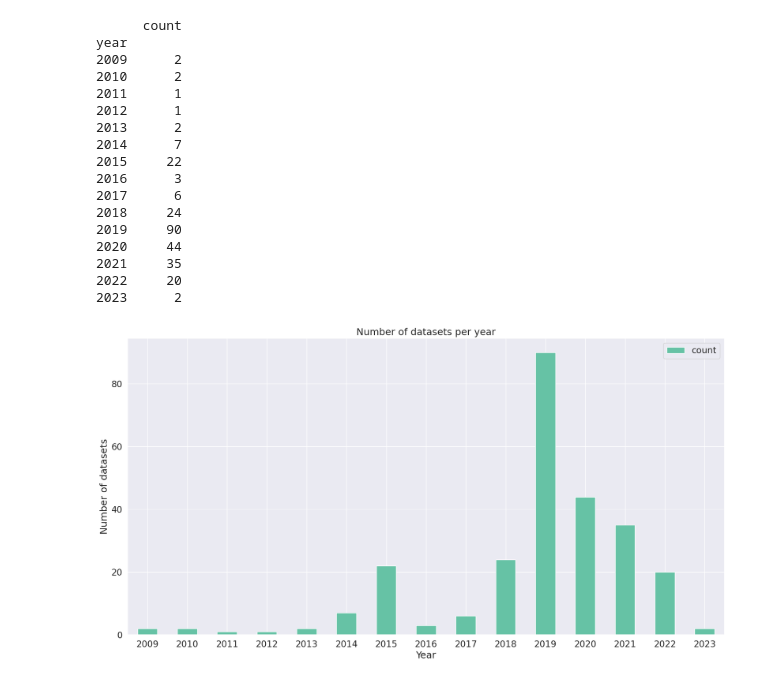
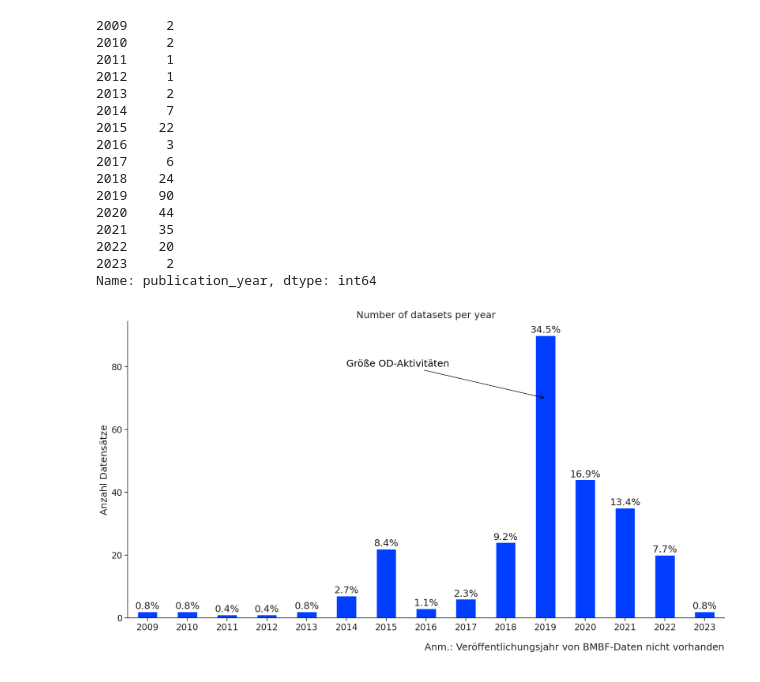
Before and after one commit to DataLab-BMWK/bm-govdata-py, a Jupyter notebook: notebooks/govdata.ipynb, the cells around one changed output. Cells and saved outputs as stored; diff of their text form; code cells hidden in the pictures.

```diff
--- a/notebooks/govdata.ipynb
+++ b/notebooks/govdata.ipynb
@@ -90,6 +319,9 @@ df.loc[df['distribution_link'].str.contains('xlm', case=False), 'file_format'] =
 # Change all values in file_column to 'other' that are longer than 4 characters
 df.loc[df['file_format'].str.len() > 5, 'file_format'] = 'other link'
 
+# Change all values in file_column to 'other' that are "html"
+df.loc[df['file_format'] == 'html', 'file_format'] = 'other link'
+
 # Count number of occurences and change all to 'other' that occur fewer than 5 times
 df['file_format'] = df['file_format'].where(df['file_format'].map(df['file_format'].value_counts()) > 5, 'other link')
 
@@ -117,14 +348,14 @@ Name: file_format, dtype: int64
 import matplotlib.pyplot as plt
 import seaborn as sns
 
-# Set the style
-sns.set_style("whitegrid")
-
 # Set the font scale
 sns.set(font_scale=1.5)
 
+custom_params = {"axes.spines.right": False, "axes.spines.top": False}
+sns.set_theme(style="ticks", rc=custom_params, font_scale=1.5)
+
 # Set the color palette
-sns.set_palette("Set2")
+sns.set_palette("bright")
 
 # Create the plot
 ax = df_file_format.plot(kind='bar', figsize=(20,10), title='Number of datasets per file format')
@@ -152,10 +440,10 @@ df_distinct = df.drop_duplicates(subset=['dataset'])
 df_distinct_year = df_distinct['publication_year'].value_counts()
 
 # Rename the column
-df_distinct_year = df_distinct_year.rename_axis('year').reset_index(name='count')
+#df_distinct_year = df_distinct_year.rename_axis('year').reset_index(name='count')
 
 # Set the index to the year
-df_distinct_year = df_distinct_year.set_index('year')
+#df_distinct_year = df_distinct_year.set_index('year')
 
 # Change year to integer
 df_distinct_year.index = df_distinct_year.index.astype(int)
@@ -169,52 +457,57 @@ df_distinct_year = df_distinct_year.sort_index()
 # Print the result
 print(df_distinct_year)
 # %% [output]
-      count
-year
-2009      2
-2010      2
-2011      1
-2012      1
-2013      2
-2014      7
-2015     22
-2016      3
-2017      6
-2018     24
-2019     90
-2020     44
-2021     35
-2022     20
-2023      2
+2009     2
+2010     2
+2011     1
+2012     1
+2013     2
+2014     7
+2015    22
+2016     3
+2017     6
+2018    24
+2019    90
+2020    44
+2021    35
+2022    20
+2023     2
+Name: publication_year, dtype: int64
 # %%
 # Plot df_distinct_year
 import matplotlib.pyplot as plt
 import seaborn as sns
 
-# Set the style
-sns.set_style("whitegrid")
-
 # Set the font scale
 sns.set(font_scale=1.5)
 
+custom_params = {"axes.spines.right": False, "axes.spines.top": False}
+sns.set_theme(style="ticks", rc=custom_params, font_scale=1.5)
+
 # Set the color palette
-sns.set_palette("Set2")
+sns.set_palette("bright")
 
 # Create the plot
 ax = df_distinct_year.plot(kind='bar', figsize=(20,10), title='Number of datasets per year')
 
 # Set the labels
-ax.set_xlabel('Year')
-ax.set_ylabel('Number of datasets')
+ax.set_xlabel('')
+ax.set_ylabel('Anzahl Datensätze')
 
 # Set the x-axis labels to horizontal
 ax.tick_params(axis='x', labelrotation=0)
 
 # Add the percentages
-#for p in ax.patches:
-#    ax.annotate('{:.1f}%'.format(100 * p.get_height() / df_distinct_year.sum()), (p.get_x() + p.get_width() / 2., p.get_height()), ha='center', va='center', xytext=(0, 10), textcoords='offset points')
+for p in ax.patches:
+    ax.annotate('{:.1f}%'.format(100 * p.get_height() / df_distinct_year.sum()), (p.get_x() + p.get_width() / 2., p.get_height()), ha='center', va='center', xytext=(0, 10), textcoords='offset points')
+
+# Add caption
+ax.text(1, -0.1, 'Anm.: Veröffentlichungsjahr von BMBF-Daten nicht vorhanden', ha='right', va='center', transform=ax.transAxes)
+
+# Add annotation for 2019 in color black with Text "Größe OD-Aktivitäten"
+ax.annotate('Größte OD-Aktivitäten', xy=(10, 70), xytext=(5, 80), xycoords='data', textcoords='data', arrowprops=dict(arrowstyle="->", connectionstyle="arc3", color = 'black'), color='black')
 
 # Show the plot
 plt.show()
 # %% [output]
-[figure, old version]
+[figure, new version]
```
Also changed, not shown: parts of 25 cells of this notebook, 1 other file.
